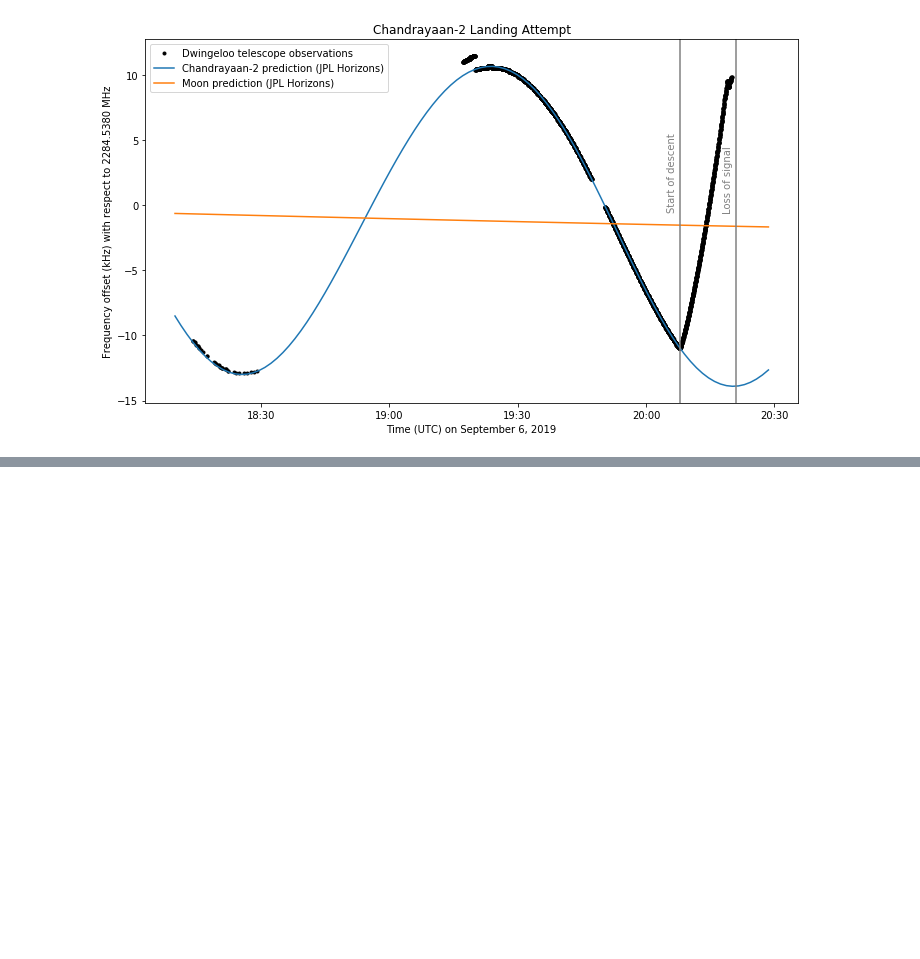
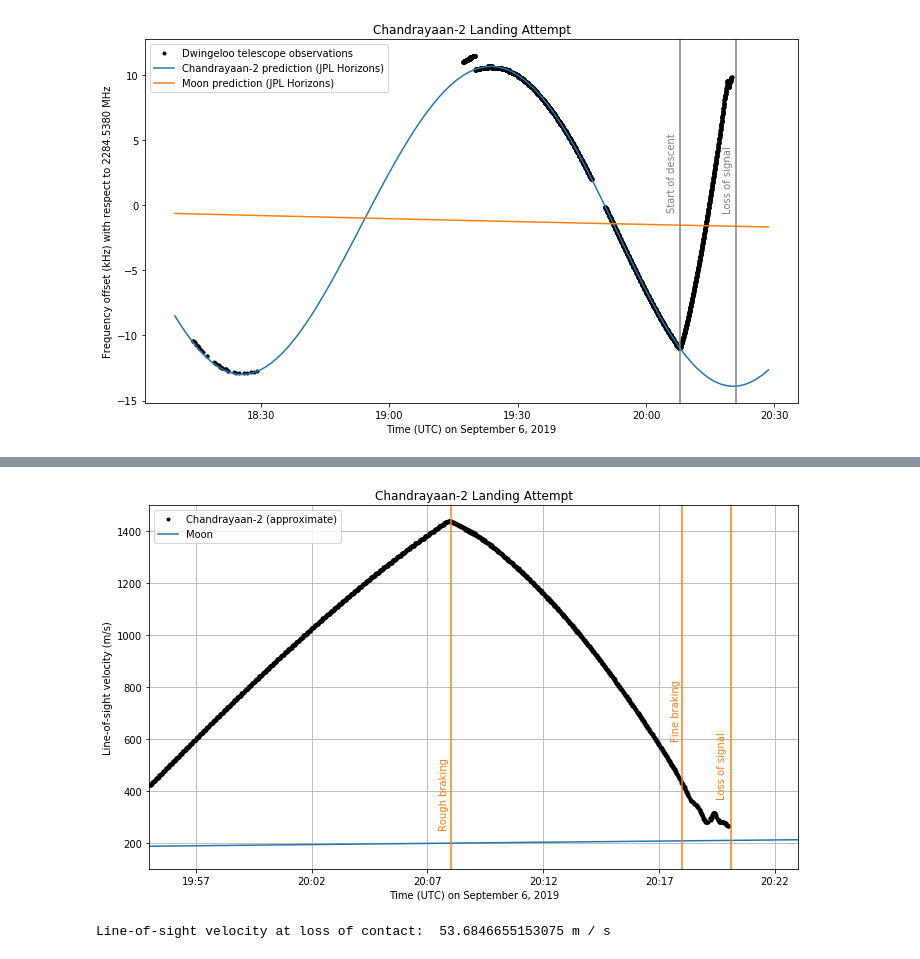
Before and after one commit to cbassa/satellite_analysis, a Jupyter notebook: chandrayaan2_landing.ipynb, the cells around one changed output, grey strips where cells are left out. Cells and saved outputs as stored; diff of their text form; code cells hidden in the pictures; blank space fills up the shorter version.

Commit message:
Added line-of-sight velocity analysis

```diff
--- a/chandrayaan2_landing.ipynb
+++ b/chandrayaan2_landing.ipynb
@@ -59,0 +73,30 @@ plt.savefig("doppler_curve.png", bbox_inches="tight")
+# %%
+v_dsn_pred = interpolate.interp1d(tmod.mjd, ephem_ch2_tx["delta_rate"].to(u.m/u.s).value)
+# %%
+vlos = 0.5*(v_dsn_pred(tobs.mjd)*u.m/u.s-(fobs/fcen-1.0)*const.c)
+# %%
+fig, ax = plt.subplots(figsize=(10, 6))
+ax.plot(tobs.datetime, vlos, "k.", label="Chandrayaan-2 (approximate)")
+ax.plot(tmod.datetime, ephem_moon_rx["delta_rate"].to(u.m/u.s), label="Moon")
+ax.xaxis.set_major_formatter(dates.DateFormatter('%H:%M'))
+ax.set_xlabel("Time (UTC) on September 6, 2019")
+ax.set_ylabel("Line-of-sight velocity (m/s)")
+ax.set_title("Chandrayaan-2 Landing Attempt")
+ax.axvline(Time("2019-09-06T20:08:00", format="isot", scale="utc").datetime, color="C1")
+ax.text(Time("2019-09-06T20:07:30", format="isot", scale="utc").datetime, 500, "Rough braking",
+        color="C1", rotation="vertical")
+ax.axvline(Time("2019-09-06T20:18:00", format="isot", scale="utc").datetime, color="C1")
+ax.text(Time("2019-09-06T20:17:30", format="isot", scale="utc").datetime, 800, "Fine braking",
+        color="C1", rotation="vertical")
+ax.axvline(Time("2019-09-06T20:20:05", format="isot", scale="utc").datetime, color="C1")
+ax.text(Time("2019-09-06T20:19:30", format="isot", scale="utc").datetime, 600, "Loss of signal",
+        color="C1", rotation="vertical")
+ax.set_xlim(Time("2019-09-06T19:55:00", format="isot", scale="utc").datetime,
+            Time("2019-09-06T20:23:00", format="isot", scale="utc").datetime)
+ax.set_ylim(100, 1500)
+ax.legend()
+ax.grid()
+plt.tight_layout()
+plt.savefig("line-of-sight_velocity.png", bbox_inches="tight")
+# %% [output]
+[figure, added]
@@ -59,0 +105,4 @@ plt.savefig("doppler_curve.png", bbox_inches="tight")
+# %%
+print("Line-of-sight velocity at loss of contact: ", vlos[-1]-v_moon(tobs[-1].mjd)*u.m/u.s)
+# %% [output]
+Line-of-sight velocity at loss of contact:  53.6846655153075 m / s
```
Also changed, not shown: parts of 3 cells of this notebook.
